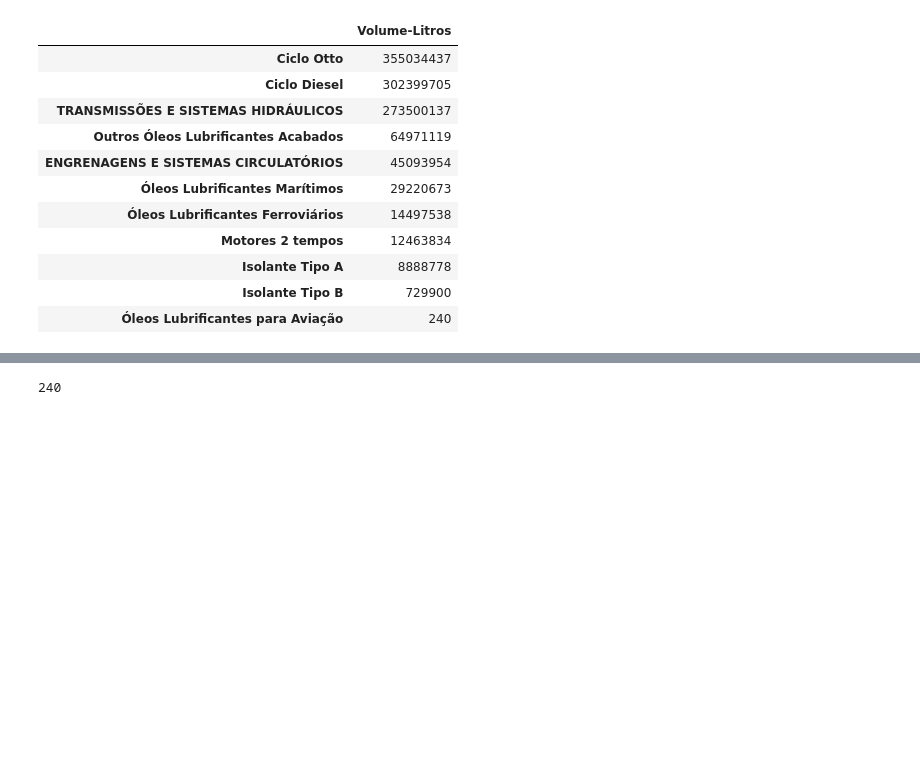
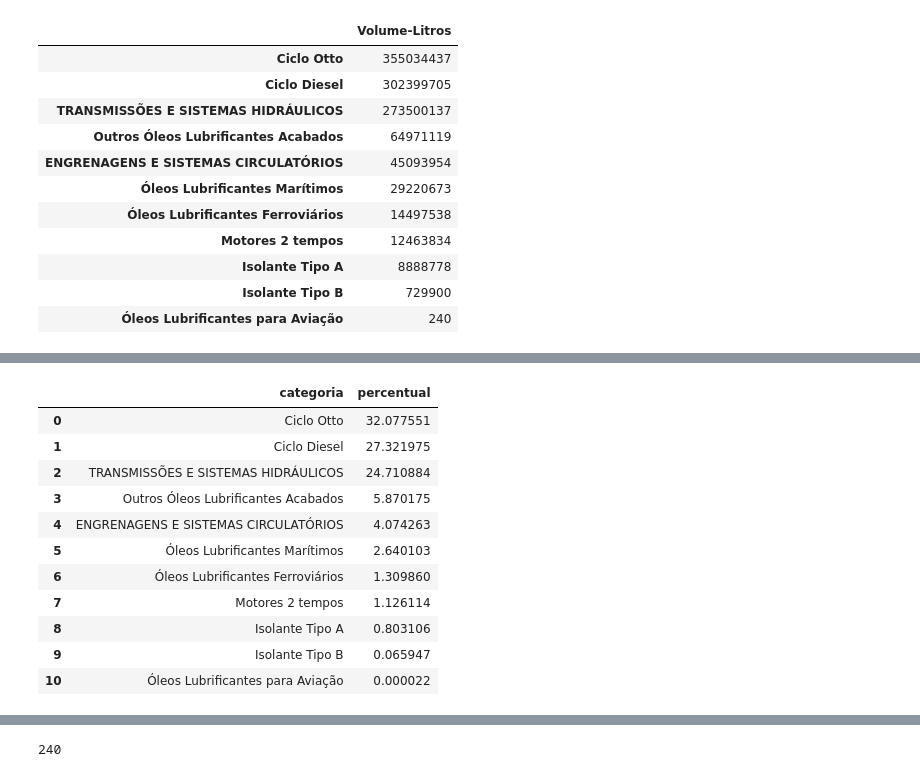
Before and after one commit to jaycwb/udacity, a Jupyter notebook: nanodegree/data_analyst/06_faca_visualizacao_de_dados_eficazes/notebooks/dados_anp_comercializacao_lubrificante.ipynb, the cells around one changed output, grey strips where cells are left out. Cells and saved outputs as stored; diff of their text form; code cells hidden in the pictures; blank space fills up the shorter version.

```diff
--- a/nanodegree/data_analyst/06_faca_visualizacao_de_dados_eficazes/notebooks/dados_anp_comercializacao_lubrificante.ipynb
+++ b/nanodegree/data_analyst/06_faca_visualizacao_de_dados_eficazes/notebooks/dados_anp_comercializacao_lubrificante.ipynb
@@ -200,0 +228,28 @@ producao_categoria
+# %%
+#CRIAR UM DATAFRAME PARA ARMEZENAR DADOS DE PRODUCAO POR CATEGORIA EM TERMOS PERCENTUAIS
+producao_categoria_percentual = producao_categoria.copy()
+producao_categoria_percentual.reset_index(inplace=True)
+# %%
+#RENOMEANDO COLUNAS
+producao_categoria_percentual.columns = ['categoria', 'percentual']
+# %%
+#OBTEM A PRODUCAO TOTAL DE OLAC
+producao_total = producao_categoria_percentual['percentual'].sum()
+# %%
+#APLICA A MUDANCA DE LITROS PARA PERCENTUAL
+producao_categoria_percentual['percentual'] = producao_categoria_percentual['percentual'].apply(lambda x: x/producao_total*100)
+# %%
+producao_categoria_percentual
+# %% [output]
+|  | categoria | percentual |
+| 0 | Ciclo Otto | 32.077551 |
+| 1 | Ciclo Diesel | 27.321975 |
+| 2 | TRANSMISSÕES E SISTEMAS HIDRÁULICOS | 24.710884 |
+| 3 | Outros Óleos Lubrificantes Acabados | 5.870175 |
+| 4 | ENGRENAGENS E SISTEMAS CIRCULATÓRIOS | 4.074263 |
+| 5 | Óleos Lubrificantes Marítimos | 2.640103 |
+| 6 | Óleos Lubrificantes Ferroviários | 1.309860 |
+| 7 | Motores 2 tempos | 1.126114 |
+| 8 | Isolante Tipo A | 0.803106 |
+| 9 | Isolante Tipo B | 0.065947 |
+| 10 | Óleos Lubrificantes para Aviação | 0.000022 |
```
Also changed, not shown: parts of 12 cells of this notebook, 8 other files.
